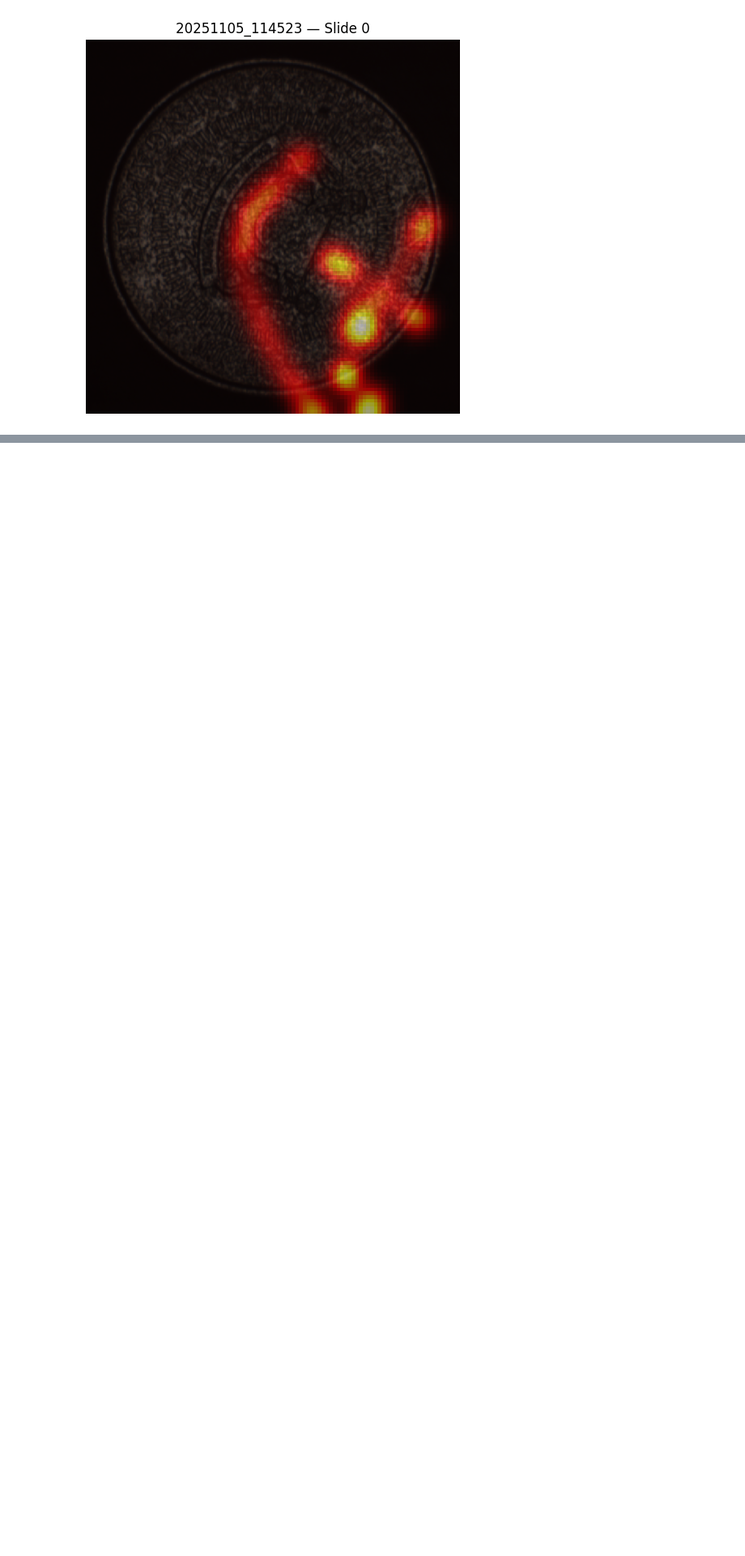
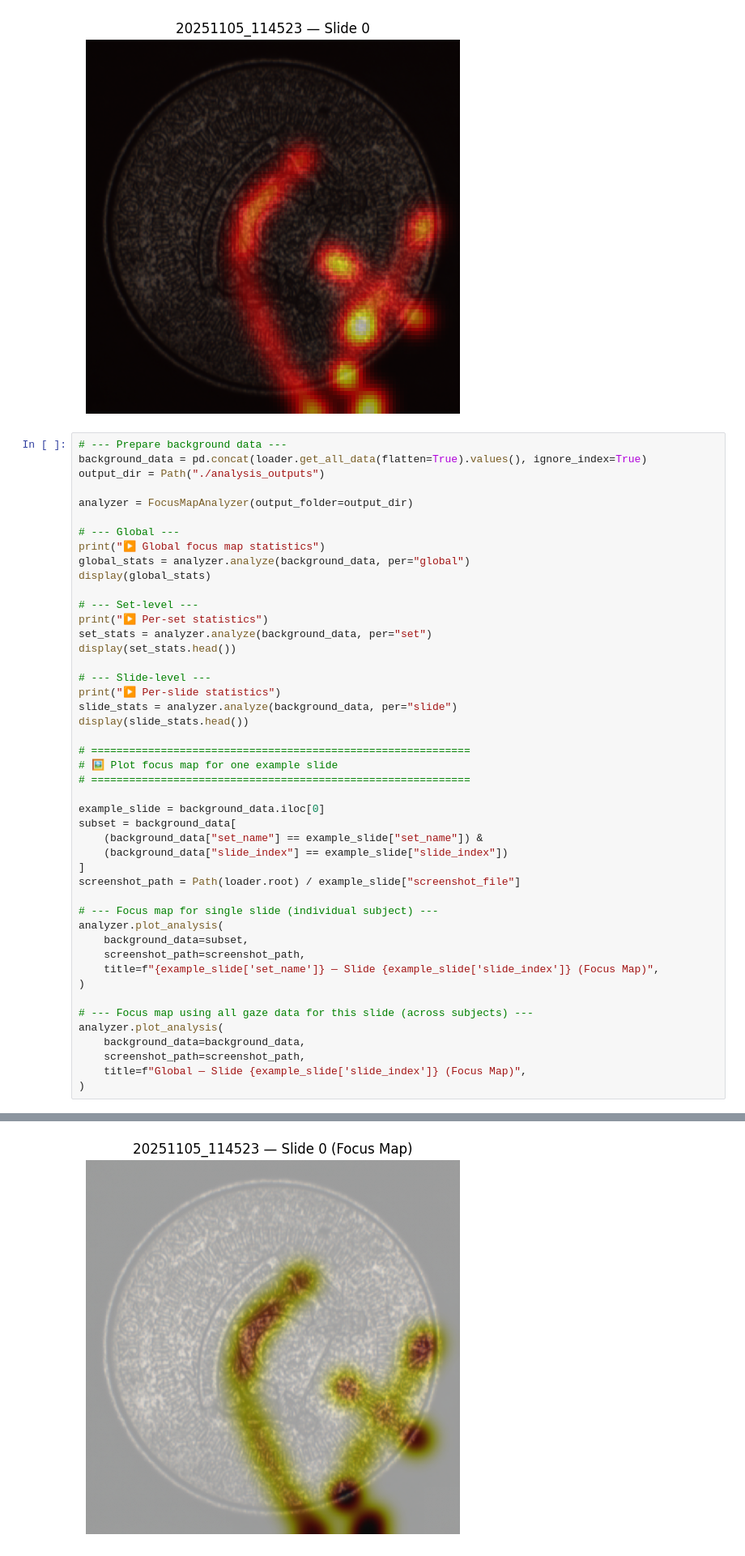
Before and after one commit to sbobek/tobii-pytracker, a Jupyter notebook: examples/analyzers_demo.ipynb, the cells around one changed output, grey strips where cells are left out. Shown at 81% size. Saved outputs shown, nothing was run; the diff lists cells and outputs as text; blank space fills up the shorter version.

```diff
--- a/examples/analyzers_demo.ipynb
+++ b/examples/analyzers_demo.ipynb
@@ -116,3 +80,50 @@ analyzer.plot_analysis(
 | 1 | 20251105_114824 | 0 | 159.611111 | -156.666667 | 18 |
 [figure]
 [figure]
+# %%
+# --- Prepare background data ---
+background_data = pd.concat(loader.get_all_data(flatten=True).values(), ignore_index=True)
+output_dir = Path("./analysis_outputs")
+
+analyzer = FocusMapAnalyzer(output_folder=output_dir)
+
+# --- Global ---
+print("▶ Global focus map statistics")
+global_stats = analyzer.analyze(background_data, per="global")
+display(global_stats)
+
+# --- Set-level ---
+print("▶ Per-set statistics")
+set_stats = analyzer.analyze(background_data, per="set")
+display(set_stats.head())
+
+# --- Slide-level ---
+print("▶ Per-slide statistics")
+slide_stats = analyzer.analyze(background_data, per="slide")
+display(slide_stats.head())
+
+# ============================================================
+# 🖼 Plot focus map for one example slide
+# ============================================================
+
+example_slide = background_data.iloc[0]
+subset = background_data[
+    (background_data["set_name"] == example_slide["set_name"]) &
+    (background_data["slide_index"] == example_slide["slide_index"])
+]
+screenshot_path = Path(loader.root) / example_slide["screenshot_file"]
+
+# --- Focus map for single slide (individual subject) ---
+analyzer.plot_analysis(
+    background_data=subset,
+    screenshot_path=screenshot_path,
+    title=f"{example_slide['set_name']} — Slide {example_slide['slide_index']} (Focus Map)",
+)
+
+# --- Focus map using all gaze data for this slide (across subjects) ---
+analyzer.plot_analysis(
+    background_data=background_data,
+    screenshot_path=screenshot_path,
+    title=f"Global — Slide {example_slide['slide_index']} (Focus Map)",
+)
+# %% [output]
@@ -118,0 +141 @@ analyzer.plot_analysis(
+[figure, added]
```
Also changed, not shown: parts of 5 cells of this notebook, 6 other files.
